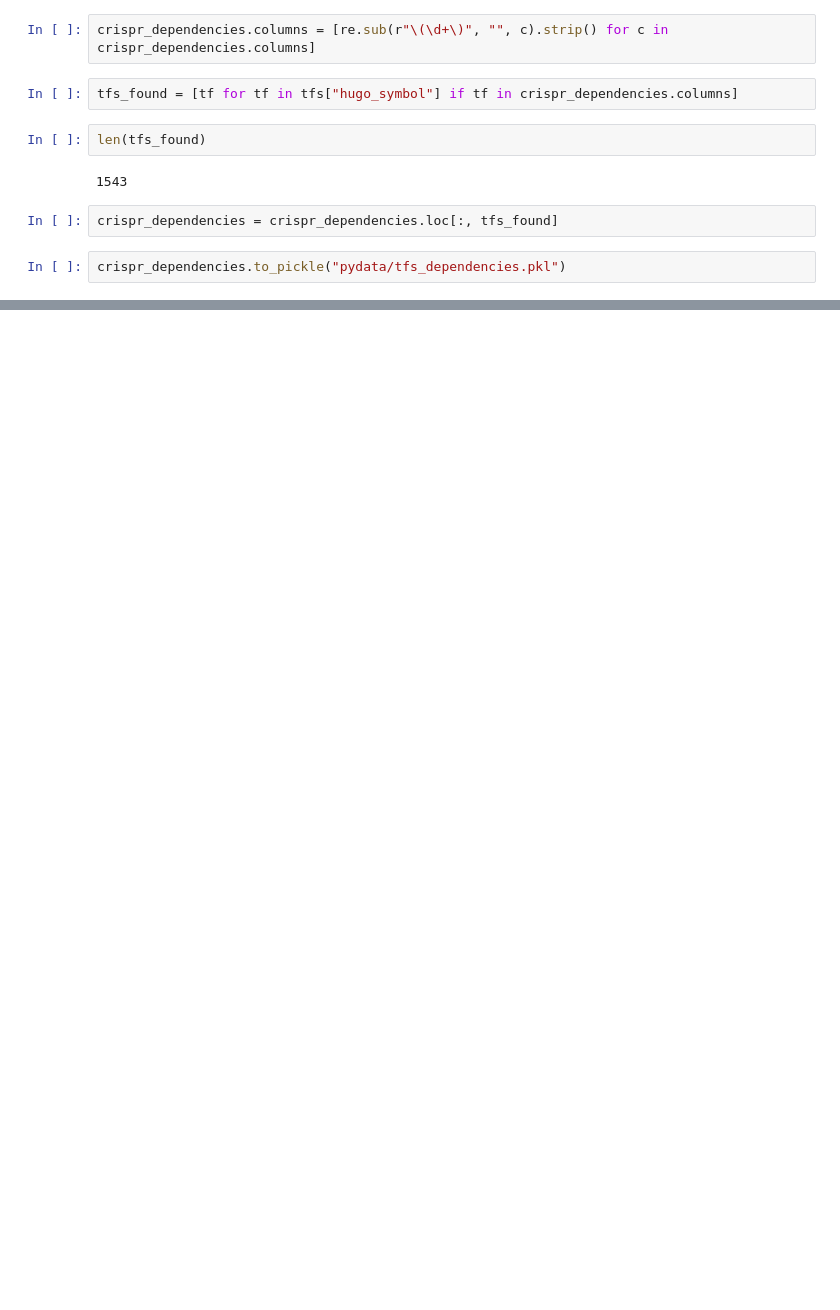
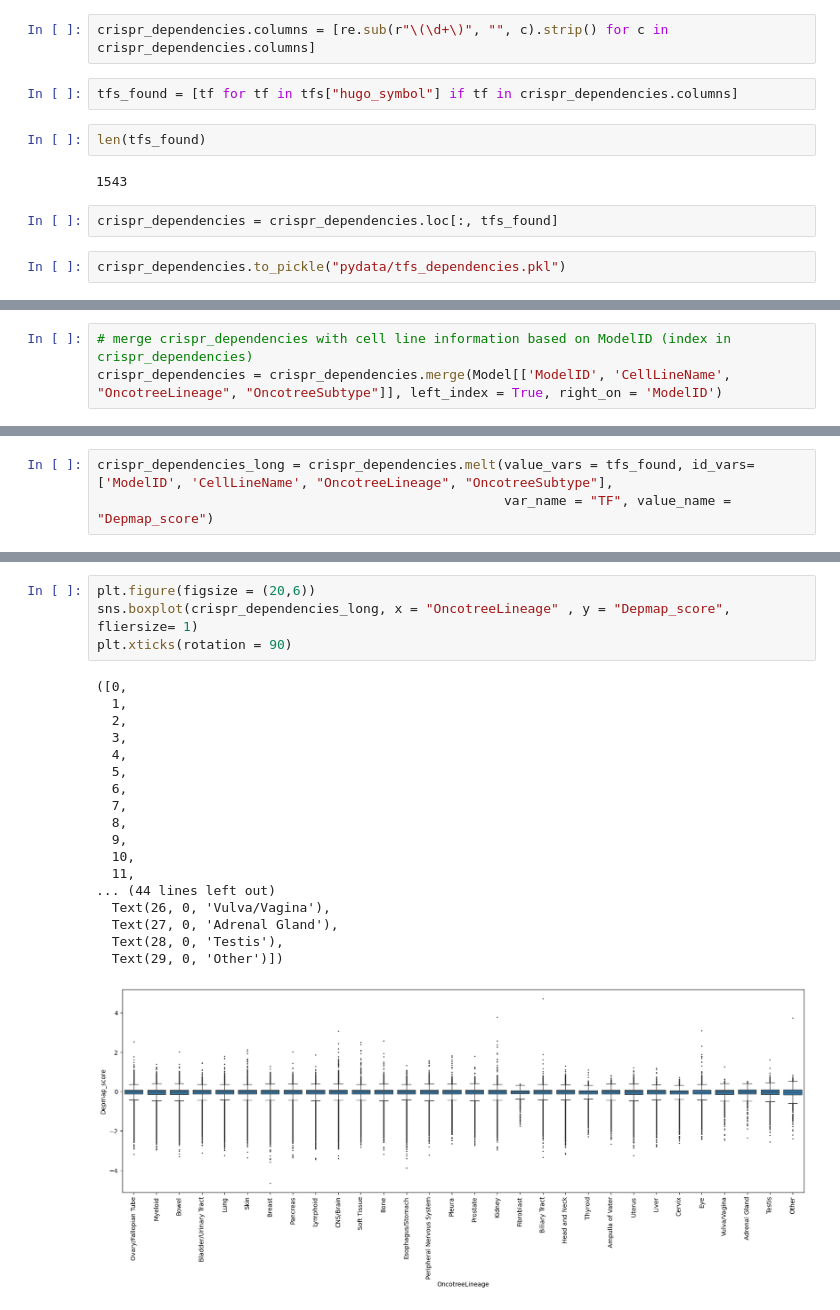
Before and after one commit to ddiannae/cancer_bootcamp25, a Jupyter notebook: project_week_get_tf_dependencies.ipynb, the cells around one changed output, grey strips where cells are left out. Saved outputs shown, nothing was run; the diff lists cells and outputs as text; blank space fills up the shorter version.

Commit message:
make boxplots

```diff
--- a/project_week_get_tf_dependencies.ipynb
+++ b/project_week_get_tf_dependencies.ipynb
@@ -97,0 +112,3 @@ NameError: name 'tc' is not defined
+# %%
+# merge crispr_dependencies with cell line information based on ModelID (index in crispr_dependencies)
+crispr_dependencies = crispr_dependencies.merge(Model[['ModelID', 'CellLineName', "OncotreeLineage", "OncotreeSubtype"]], left_index = True, right_on = 'ModelID')
@@ -97,0 +134,3 @@ NameError: name 'tc' is not defined
+# %%
+crispr_dependencies_long = crispr_dependencies.melt(value_vars = tfs_found, id_vars= ['ModelID', 'CellLineName', "OncotreeLineage", "OncotreeSubtype"],
+                                                    var_name = "TF", value_name = "Depmap_score")
@@ -97,0 +175,23 @@ NameError: name 'tc' is not defined
+# %%
+plt.figure(figsize = (20,6))
+sns.boxplot(crispr_dependencies_long, x = "OncotreeLineage" , y = "Depmap_score", fliersize= 1)
+plt.xticks(rotation = 90)
+# %% [output]
+([0,
+  1,
+  2,
+  3,
+  4,
+  5,
+  6,
+  7,
+  8,
+  9,
+  10,
+  11,
+... (44 lines left out)
+  Text(26, 0, 'Vulva/Vagina'),
+  Text(27, 0, 'Adrenal Gland'),
+  Text(28, 0, 'Testis'),
+  Text(29, 0, 'Other')])
+[figure, added]
```
Also changed, not shown: parts of 12 cells of this notebook.
